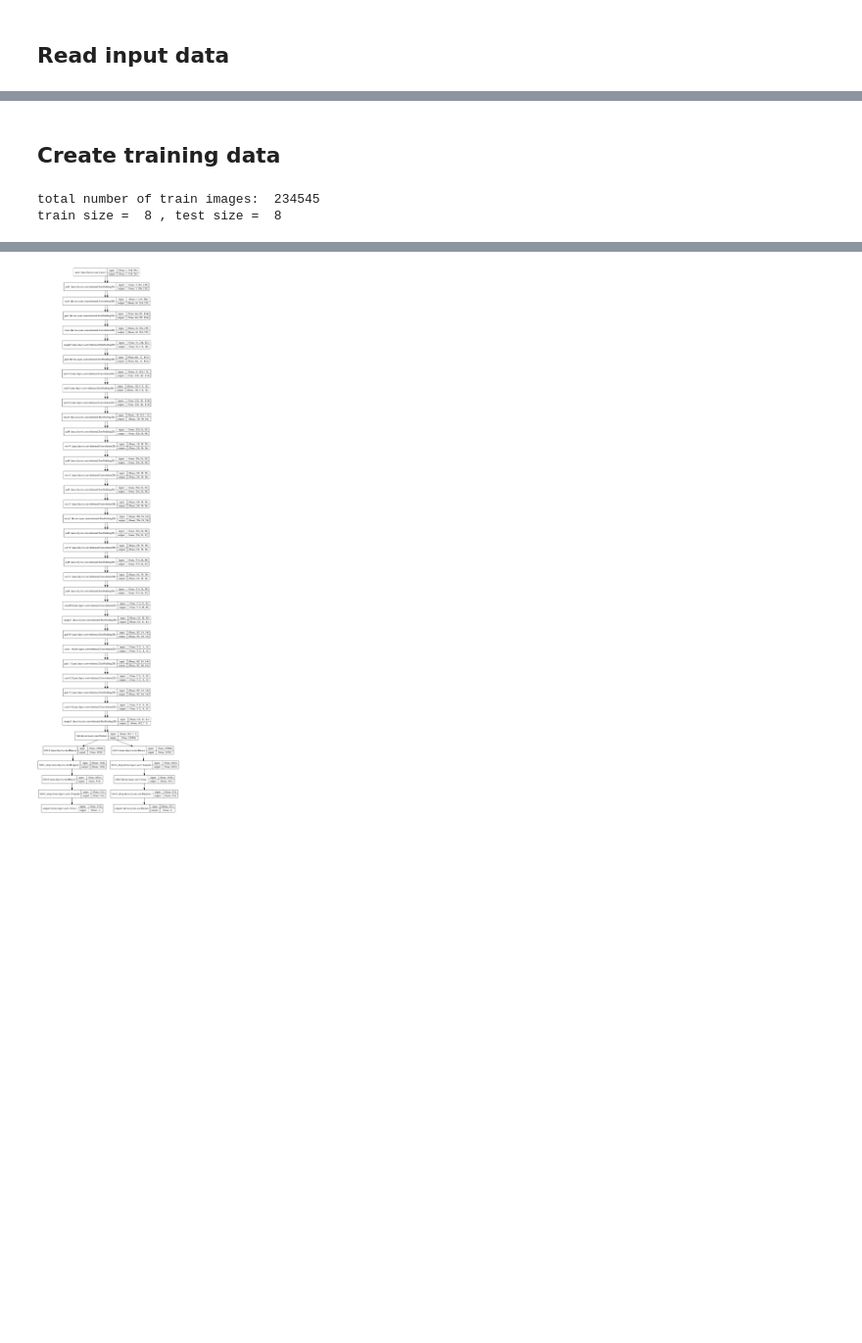
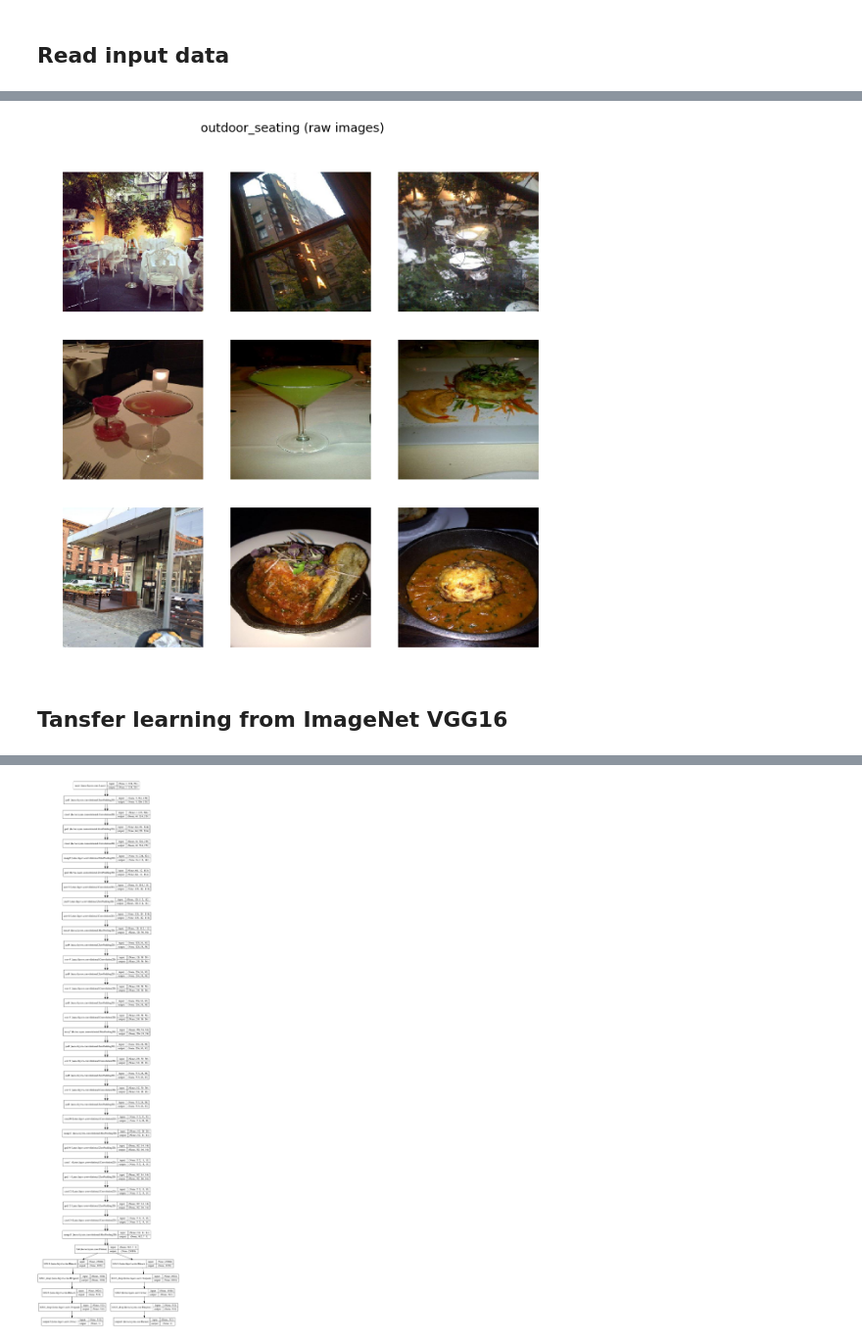
Before and after one commit to yrevar/neuralnets, a Jupyter notebook: yelp_photo_classification/yelp_restaurant_classification.ipynb, the cells around one changed output, grey strips where cells are left out. Shown at 98% size. Drawn from its saved outputs; the diff is of its cells as text; code cells hidden in the pictures; blank space fills up the shorter version.

```diff
--- a/yelp_photo_classification/yelp_restaurant_classification.ipynb
+++ b/yelp_photo_classification/yelp_restaurant_classification.ipynb
@@ -188,2 +229,0 @@ display_images(train_biz_id_attribs_tbl, train_biz_id_to_photos, class_name, 5,
-# %% [markdown]
-## Create training data
@@ -225,10 +230,18 @@ def generate_data(biz_id_to_attribs, photo_biz_id_tbl, size=16, channels=3, widt
-# %%
-num_train_images = len(train_photos_to_biz_id)
-print "total number of train images: ", num_train_images
-X_train, y_train, X_test, y_test = generate_data(train_biz_id_to_attribs, train_photo_to_biz_id_tbl, 16, p_test=0.5)
-# %% [output]
-total number of train images:  234545
-train size =  8 , test size =  8
+# %%
+class_name =  "outdoor_seating"
+fig = plt.figure(1, figsize=(10,10))
+st = fig.suptitle(class_name + " (raw images)", fontsize="x-large")
+max_biz, max_imgs_per_biz = 3, 3
+for image_no, img in enumerate(yelp_data_provider.sample_training_minibatch_by_class(class_name, max_biz, max_imgs_per_biz,
+                                                                    preprocess = False, depth_first = False,
+                                                                    dtype=np.uint8)):
+    plt.subplot(max_biz, max_imgs_per_biz, image_no+1)
+    plt.axis("off")
+    plt.imshow(img)
+# %% [output]
+[figure, added]
+# %% [markdown]
+## Tansfer learning from ImageNet VGG16
 # %%
 def VGG_16(weights_path=None):
     model = Sequential()
```
Also changed, not shown: parts of 32 cells of this notebook.
